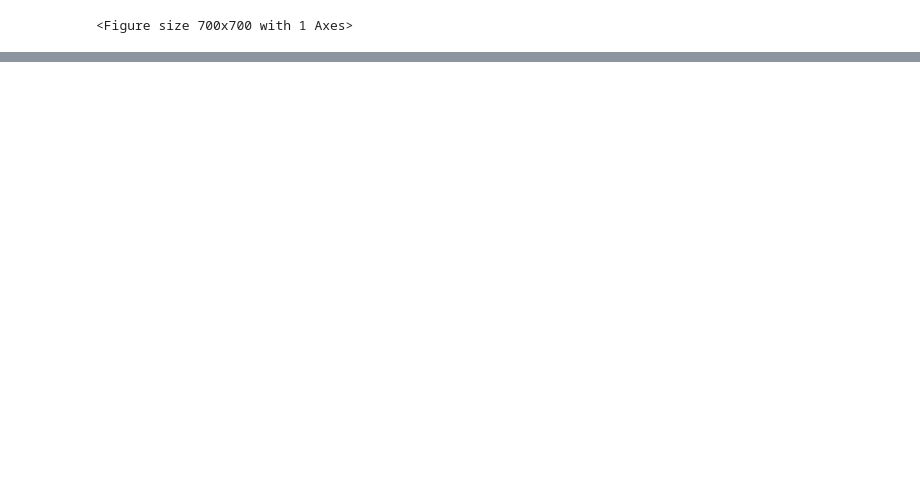
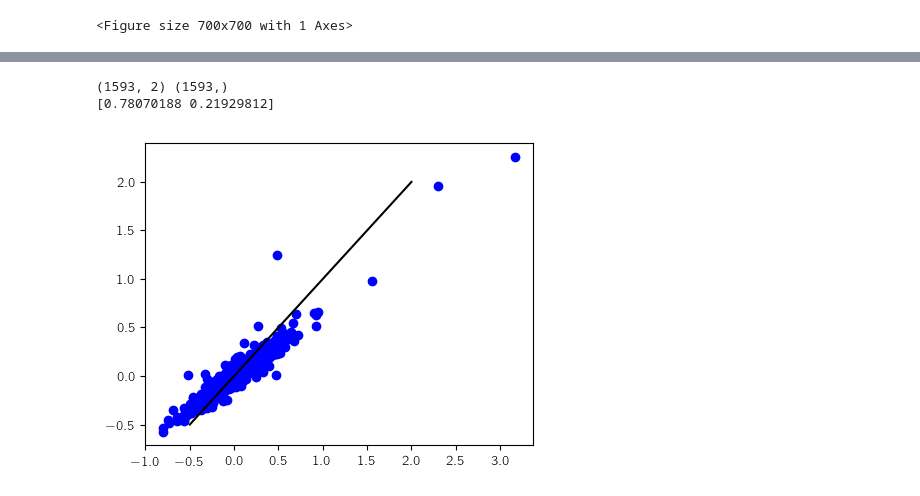
Before and after one commit to ekourkchi/reddening, a Jupyter notebook: Untitled2.ipynb, the cells around one changed output, grey strips where cells are left out. Drawn from its saved outputs; the diff is of its cells as text; code cells hidden in the pictures; blank space fills up the shorter version.

```diff
--- a/Untitled2.ipynb
+++ b/Untitled2.ipynb
@@ -207,0 +261,73 @@ fig.savefig("Param_GP_"+band1+"w2.eps")
+# %%
+from sklearn.ensemble import RandomForestRegressor
+from sklearn.datasets import make_regression
+
+## loading data
+inFile = 'ESN_INC_P0_MAG.csv'
+table = np.genfromtxt(inFile , delimiter=',', filling_values=-1, names=True, dtype=None)
+
+## Sample management
+## table_tst: Test table
+## table_cvl: Cross Validation table
+## table_trn: Training Table
+## N_test: Number of test data points
+## N_cross: Number of cross validation data points
+## Seed_test: Random seed number to choose the test sample (i.e. fixed=0)
+## Seed_cross: Random seed number to choose the cross validation sample
+##                     (can be changed to see the algorithm performance)
+table_tst, table_cvl, table_trn = prepareSamples(table, Seed_cross=300, N_test=1, N_cross=300)
+
+
+pc0  = table_trn['pc0']
+inc  = table_trn['inc']
+r_w2 = table_trn['r_w2']
+
+
+a,b,c,d, alpha, beta, gamma, Ealpha, Ebeta = getReddening_params(band1='r', band2='w2')
+y = r_w2-(alpha*pc0+beta)
+
+N = len(pc0)
+X = np.ones(shape = (2,N))
+X[0] = pc0
+X[1] = inc
+X = X.T
+
+
+print X.shape, y.shape
+
+regr = RandomForestRegressor(max_depth=5000, n_estimators=5000, max_features=2, \
+                             min_samples_leaf=1, bootstrap=True)
+
+regr.fit(X, y)
+importances = regr.feature_importances_
+print importances
+
+# AB, cov  = np.polyfit(y, y-yp, 1, cov=True, full = False)
+# a0, b0 = AB[0], AB[1]
+
+
+# pc0  = table_cvl['pc0']
+# inc  = table_cvl['inc']
+# r_w2 = table_cvl['r_w2']
+# a,b,c,d, alpha, beta, gamma, Ealpha, Ebeta = getReddening_params(band1='r', band2='w2')
+# y = r_w2-(alpha*pc0+beta)
+# N = len(pc0)
+# X = np.ones(shape = (2,N))
+# X[0] = pc0
+# X[1] = inc
+# X = X.T
+
+
+yp  = regr.predict(X)
+
+fig = py.figure(figsize=(5, 4), dpi=100)
+ax = fig.add_subplot(111)
+ax.plot(y, yp, 'bo')
+# ax.set_xlim(-1,1)
+ax.plot([-0.5,2],[-0.50,2],'k-')
+
+plt.show()
+# %% [output]
+(1593, 2) (1593,)
+[0.78070188 0.21929812]
+[figure, added]
```
Also changed, not shown: parts of 2 cells of this notebook, 8 other files.
